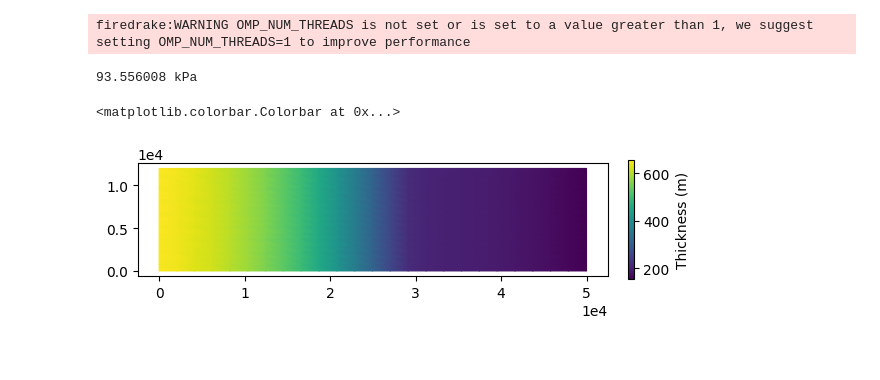
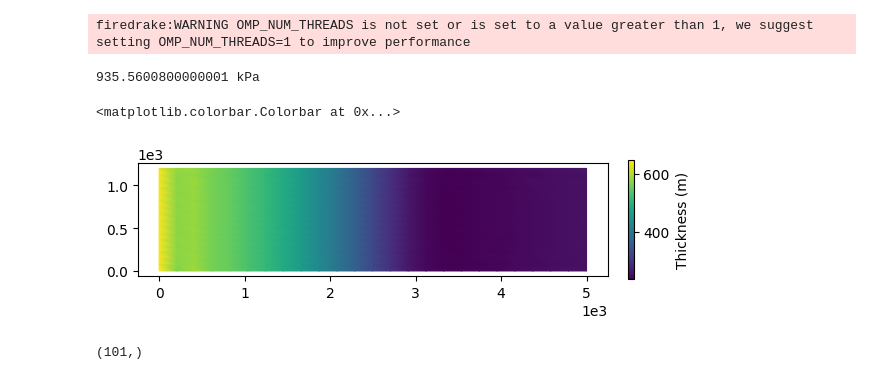
Before and after one commit to KYANJO/Data_assimilation_project, a Jupyter notebook: bin/synthetic_ice_stream_with_da.ipynb, the cells around one changed output. Cells and saved outputs as stored; diff of their text form; code cells hidden in the pictures.

```diff
--- a/bin/synthetic_ice_stream_with_da.ipynb
+++ b/bin/synthetic_ice_stream_with_da.ipynb
@@ -16,8 +16,9 @@ firedrake:WARNING OMP_NUM_THREADS is not set or is set to a value greater than 1
 # %%
 # --- Geometry and input data ---
 # an elongated fjord-like geometry (12km wide and 50km from the inflow boundary to the ice front)
-Lx, Ly = 50e3, 12e3
+# Lx, Ly = 50e3, 12e3
 # nx, ny = 48, 32
+Lx, Ly = 50e2, 12e2
 nx, ny = 12, 8
 mesh = firedrake.RectangleMesh(nx, ny, Lx, Ly)
 
@@ -103,9 +104,9 @@ from firedrake import sqrt, inner
 expr = -1e3*C*phi*sqrt(inner(u0, u0))**(1/m-1)*u0
 tau_b = firedrake.interpolate(expr, V)
 # %% [output]
-93.556008 kPa
+935.5600800000001 kPa
 # %%
-num_years = 250
+num_years = 50
 timesteps_per_year = 2
 
 dt = 1.0 / timesteps_per_year
@@ -256,7 +257,7 @@ def EnKF_analysis_step(huxg_ens, huxg_obs, ObsFun, JObsFun, Cov_obs, Cov_model,
     return analysis_ens, analysis_cov
 # %%
 from firedrake import Function
-def run_simualtion(solver, h, s, u, a, **kwargs):
+def run_simualtion(solver, h, u, a, **kwargs):
     # for i in tqdm.trange(num_timesteps):
     h = solver.prognostic_solve(
         dt = dt,
@@ -275,6 +276,6 @@ def run_simualtion(solver, h, s, u, a, **kwargs):
         **kwargs
     )
 
-    return h, s, u
+    return h, u
 # %%
 # --- Forecast step ---
@@ -327,11 +327,11 @@ hu_obs = np.zeros([nd,nt_m])
 km = 0
 h = h0.copy(deepcopy=True)
 u = u0.copy(deepcopy=True)
-s = icepack.compute_surface(thickness=h, bed=b)
+# s = icepack.compute_surface(thickness=h, bed=b)
 for step in tqdm.trange(nt):
 
     # call the ice stream model to update the state variables
-    h , s, u = run_simualtion(solver_weertman, h, s, u, a, fluidity = A, friction = C)
+    h , u = run_simualtion(solver_weertman, h, u, a, fluidity = A, friction = C)
 
     # hTrue[:,step+1] = h.dat.data_ro
     statevec_true[:hdim,step+1] = h.dat.data_ro
@@ -339,19 +339,34 @@ for step in tqdm.trange(nt):
     statevec_true[2*hdim:,step+1] = u.dat.data_ro[:,1]
 
     if (km<nt_m) and (step+1 == ind_m[km]):
-        hu_obs[:,km] = statevec_true[:,step+1] + np.random.normal(0,sig_obs,[nd,])
+        # hu_vir = Obs(statevec_true[:,step+1],params["m_obs"])
+        hu_vir = statevec_true[:,step+1]
+        hu_vir += np.random.normal(0,sig_obs,hu_vir.shape)
+        hu_obs[:,km] = hu_vir
+        # hu_obs[:,km] = statevec_true[:,step+1] + np.random.normal(0,sig_obs,[nd,])
         km = km + 1
 # %%
 import icepack.plot
 fig, axes = icepack.plot.subplots()
-step = 500
+step = 50
 hh = firedrake.Function(Q)
 hh.dat.data[:] = statevec_true[:hdim,step]
 colors = firedrake.tripcolor(hh, axes=axes)
 fig.colorbar(colors, ax=axes, fraction=0.012, pad=0.04, label="Thickness (m)")
 # %% [output]
 <matplotlib.colorbar.Colorbar at 0x...>
-[figure, old version]
+[figure, new version]
+# %%
+obs_vir = statevec_true + (np.random.normal(0,sig_obs,nd)).reshape(nd,1)
+hu_obs_ = Obs(obs_vir, params["m_obs"])
+
+# ts = np.arange(0,nt+1,dt)
+ts = t
+# ts_obs = np.arange(10,tm+1,25)
+ts_obs = np.linspace(10,tm+1,hu_obs_.shape[1])
+ts_obs.shape
+# %% [output]
+(101,)
 # %%
 # Intialize ensemble
 statevec_bg = np.zeros((nd,nt+1))
```
Also changed, not shown: parts of 5 cells of this notebook.
